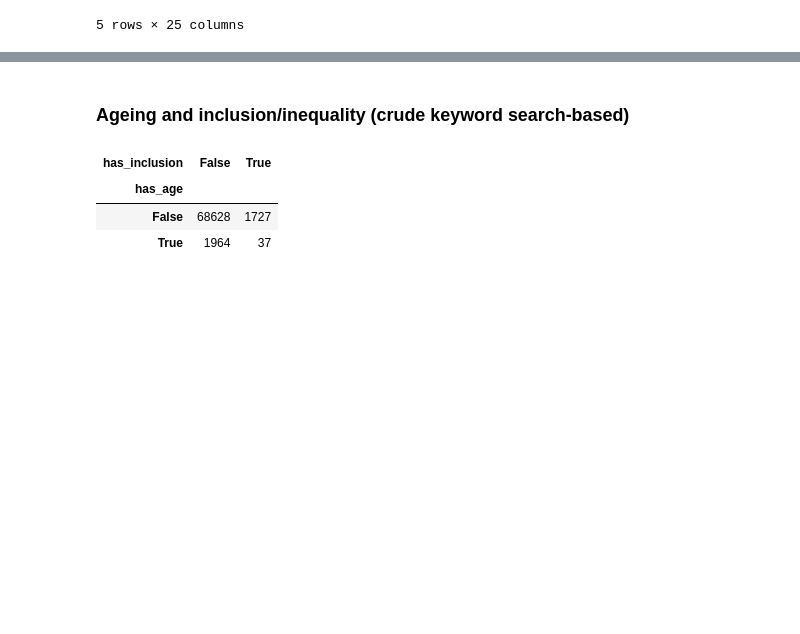
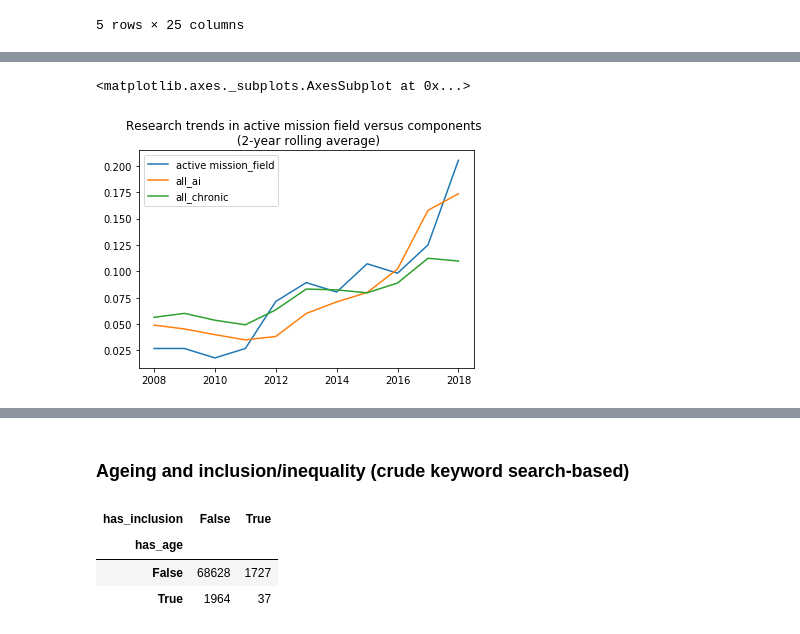
Before and after one commit to Juan-Mateos/eurito_mission, a Jupyter notebook: notebooks/03_jmg_mission_field_analysis.ipynb, the cells around one changed output, grey strips where cells are left out. Drawn from its saved outputs; the diff is of its cells as text; code cells hidden in the pictures; blank space fills up the shorter version.

```diff
--- a/notebooks/03_jmg_mission_field_analysis.ipynb
+++ b/notebooks/03_jmg_mission_field_analysis.ipynb
@@ -334,0 +433,10 @@ projects.loc[(projects['has_ai']>0) & (projects['has_chronic']>0)].head()
+# %%
+trends = pd.concat([df.year.value_counts(normalize=1) for df in [amf_df,smf_df,cmf_df]],axis=1)
+
+trends.columns =['active mission_field','all_ai','all_chronic']
+trends = trends.loc[(trends.index>2006) & (trends.index<2019)]
+
+trends.rolling(window=2).mean().plot(title='Research trends in active mission field versus components \n (2-year rolling average)')
+# %% [output]
+<matplotlib.axes._subplots.AxesSubplot at 0x...>
+[figure, added]
```
Also changed, not shown: parts of 47 cells of this notebook, 1 other file.
